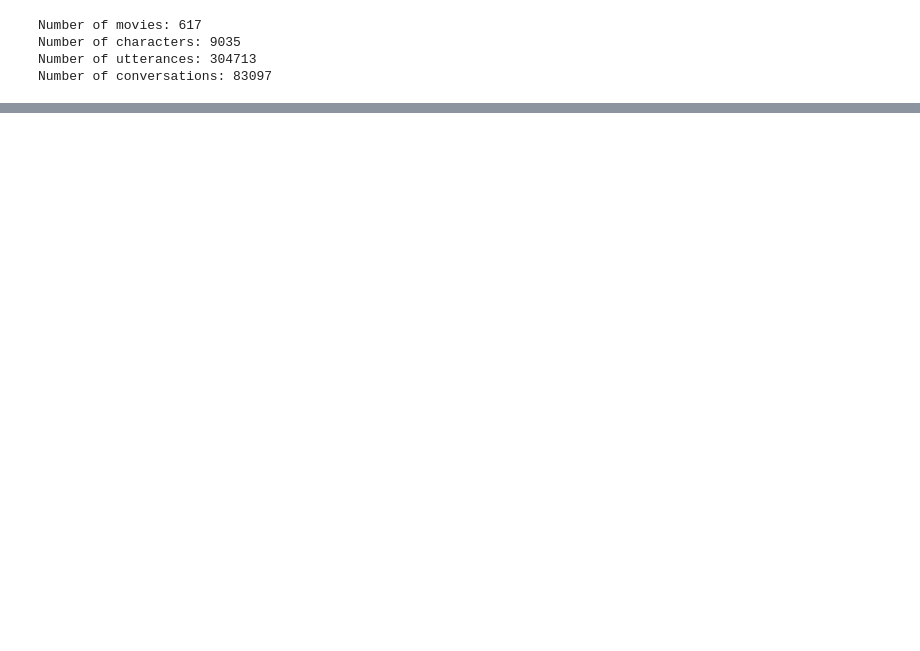
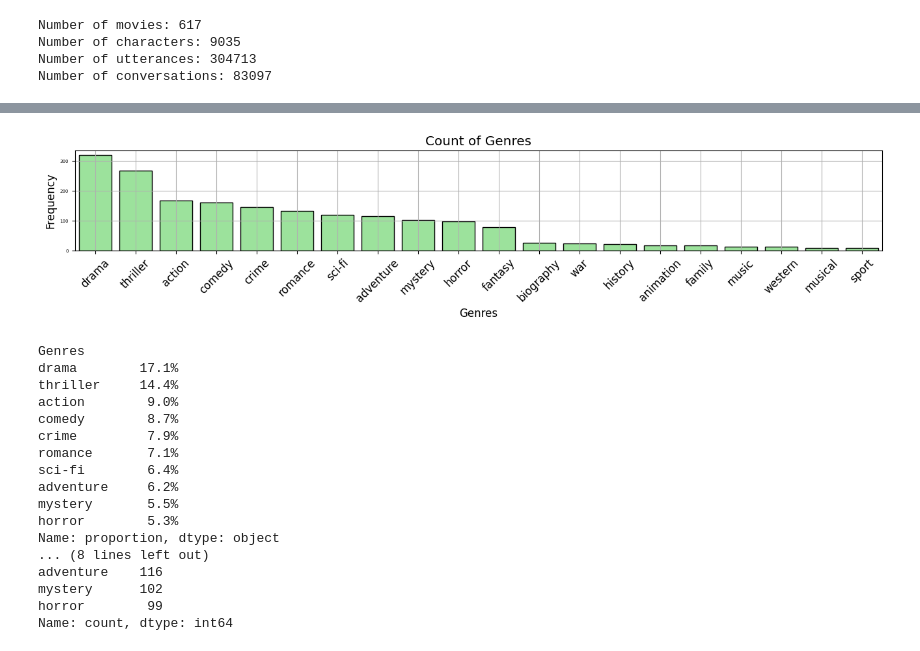
Before and after one commit to JPRamirez17/NLP_Cornell_Movie_Dataset, a Jupyter notebook: NLP_cornell_movie_dataset.ipynb, the cells around one changed output, grey strips where cells are left out. Cells and saved outputs as stored; diff of their text form; code cells hidden in the pictures; blank space fills up the shorter version.

```diff
--- a/NLP_cornell_movie_dataset.ipynb
+++ b/NLP_cornell_movie_dataset.ipynb
@@ -218,0 +479,38 @@ a walk to remember (2002)
+# %%
+def plot_numerical_attribute(attribute_name, attribute_value):
+  '''
+  Function to plot the distribution of a numerical attribute.
+  params:
+  - attribute_name (str): The name of the attribute being plotted
+  - attribute_value (list): The values of the numerical attribute to be plotted
+  '''
+  plt.figure(figsize=(6, 2))
+  sns.displot(attribute_value, kde=True, legend=False, color='skyblue', edgecolor='black')
+  plt.title(f'Distribution of {attribute_name}')
+  plt.xlabel(attribute_name)
+  plt.ylabel('Frequency')
+  plt.xticks(rotation=45)
+  plt.grid(True)
+  plt.show()
+
+# Function to visualize the distribution of categorical attributes
+def plot_categorical_attribute(attribute_name, attribute_value):
+  '''
+  Function to plot a count distribution of a categorical attribute.
+  It also prints the top 10 most frequent categories along with their percentages and counts.
+  params:
+  - attribute_name (str): The name of the categorical attribute
+  - attribute_value (list): The values of the categorical attribute
+  '''
+  df = pd.DataFrame(attribute_value, columns=[attribute_name])
+  plt.figure(figsize=(16, 2))
+  sns.countplot(data=df, x=attribute_name, legend=False, order = df[attribute_name].value_counts().iloc[:20].index, color='lightgreen', edgecolor='black')
+  plt.title(f'Count of {attribute_name}')
+  plt.xlabel(attribute_name)
+  plt.ylabel('Frequency')
+  plt.yticks(fontsize=5)
+  plt.xticks(rotation=45)
+  plt.grid(True)
+  plt.show()
+  print(pd.DataFrame(df, columns=[attribute_name]).value_counts(normalize=True).iloc[:10].mul(100).round(1).astype(str) + '%')
+  print(pd.DataFrame(df, columns=[attribute_name]).value_counts().iloc[:10])
@@ -218,0 +674,24 @@ a walk to remember (2002)
+# %%
+genres = []
+for d in dataset.movies.values():
+  genres += d['genres']
+plot_categorical_attribute('Genres', genres)
+# %% [output]
+[figure, added]
+Genres
+drama        17.1%
+thriller     14.4%
+action        9.0%
+comedy        8.7%
+crime         7.9%
+romance       7.1%
+sci-fi        6.4%
+adventure     6.2%
+mystery       5.5%
+horror        5.3%
+Name: proportion, dtype: object
+... (8 lines left out)
+adventure    116
+mystery      102
+horror        99
+Name: count, dtype: int64
```
Also changed, not shown: parts of 177 cells of this notebook.
